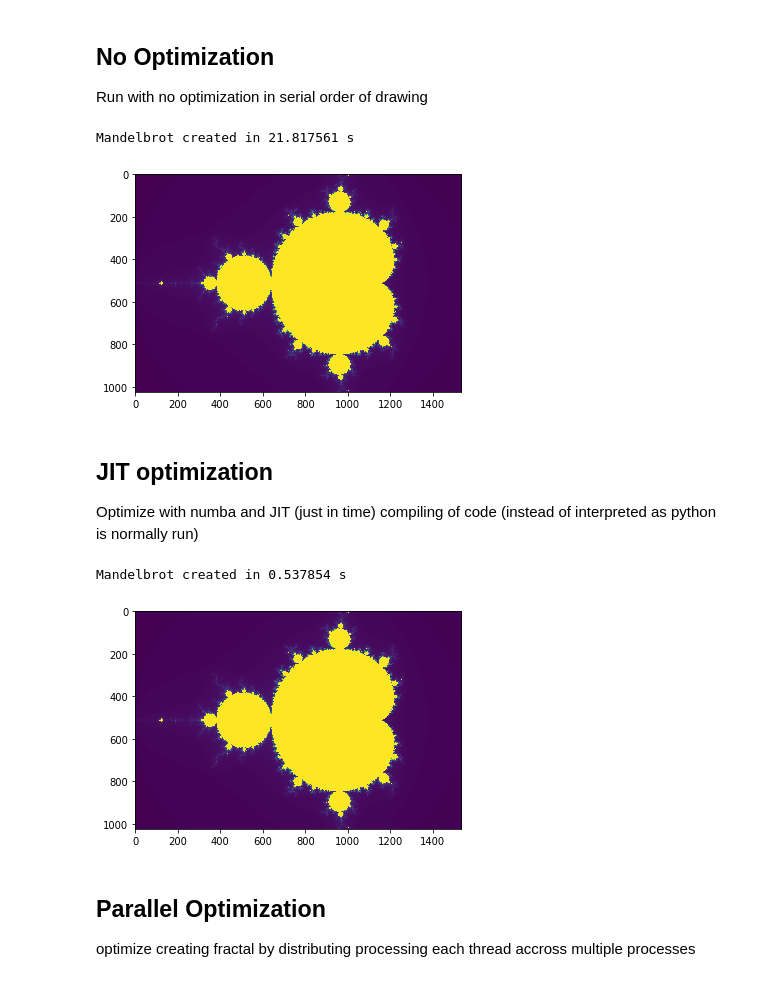
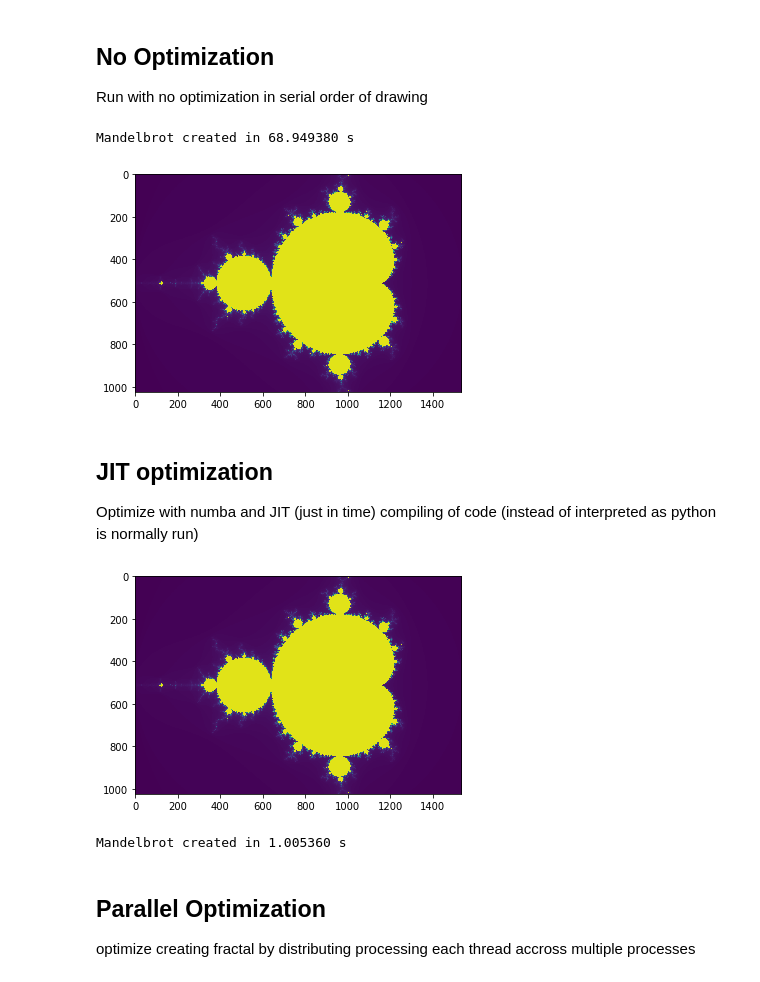
Before and after one commit to nicholas-maltbie/mandelbrot-py, a Jupyter notebook: Mandelbrot.ipynb, the cells around one changed output. Cells and saved outputs as stored; diff of their text form; code cells hidden in the pictures.

```diff
--- a/Mandelbrot.ipynb
+++ b/Mandelbrot.ipynb
@@ -13,7 +13,7 @@ from multiprocessing import Pool
 # %%
 # drawing settings
 
-iters = 250
+iters = 500
 min_x = -2.0
 max_x = 1.0
 min_y = -1.0
@@ -61,7 +61,7 @@ print("Mandelbrot created in %f s" % dt)
 imshow(image)
 show()
 # %% [output]
-Mandelbrot created in 21.817561 s
+Mandelbrot created in 68.949380 s
 [figure]
 # %% [markdown]
 ## JIT optimization
@@ -99,17 +99,21 @@ def create_fractal_jit(min_x, max_x, min_y, max_y, image, iters):
             color = mandel_jit(real, imag, iters)
             image[y, x] = color
 # %%
-image = np.zeros((1024, 1536), dtype = np.uint8)
-start = timer()
-create_fractal_jit(min_x, max_x, min_y, max_y, image, iters)
-dt = timer() - start
+def time_jit(print_result=False):
+    image = np.zeros((1024, 1536), dtype = np.uint8)
+    start = timer()
+    create_fractal_jit(min_x, max_x, min_y, max_y, image, iters)
+    dt = timer() - start
 
-print("Mandelbrot created in %f s" % dt)
-imshow(image)
-show()
+    if print_result:
+        imshow(image)
+        show()
+    return dt
+
+print("Mandelbrot created in %f s" % time_jit(True))
 # %% [output]
+[figure]
-Mandelbrot created in 0.537854 s
+Mandelbrot created in 1.005360 s
-[figure]
 # %% [markdown]
 ## Parallel Optimization
 
```
Also changed, not shown: parts of 11 cells of this notebook.
